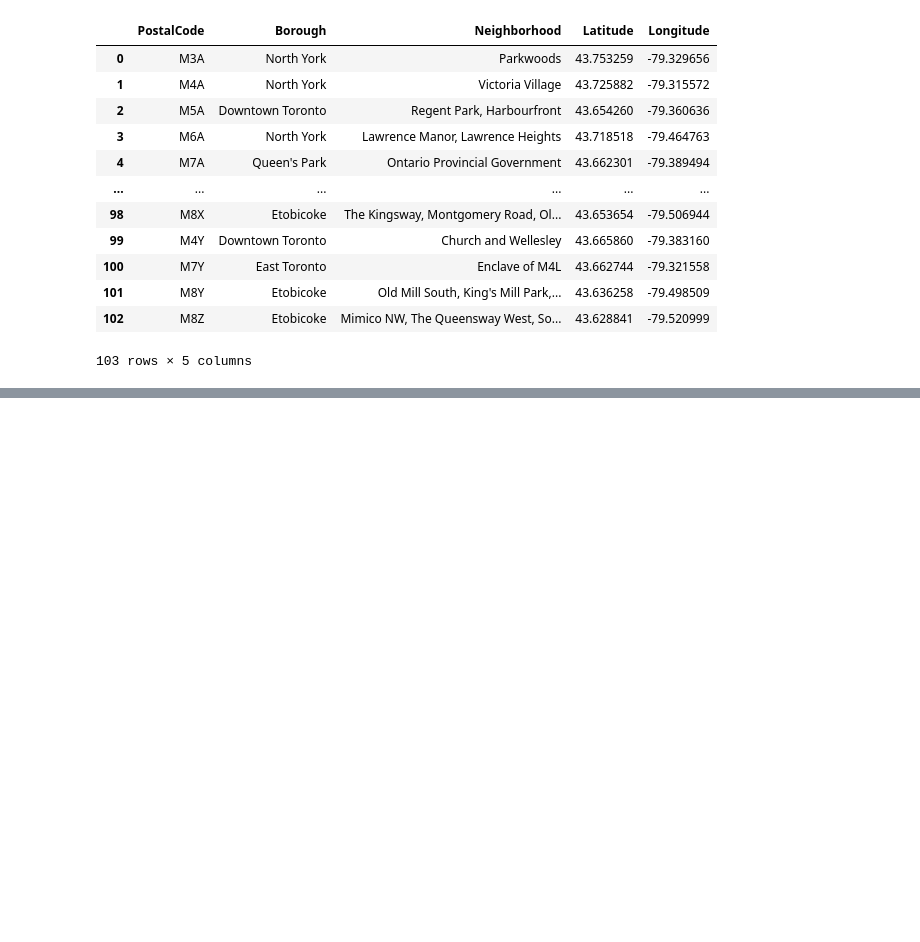
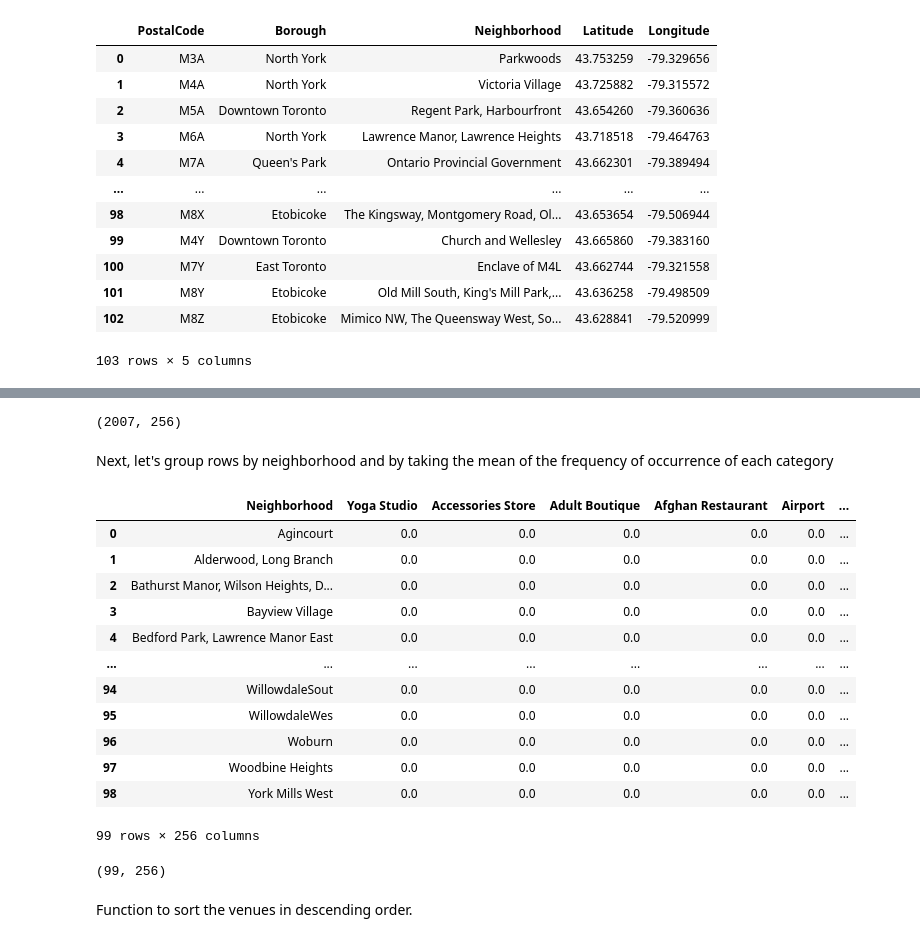
Before and after one commit to vkampura/capstone, a Jupyter notebook: Segmenting and Clustering Neighborhoods in Toronto.ipynb, the cells around one changed output, grey strips where cells are left out. Drawn from its saved outputs; the diff is of its cells as text; code cells hidden in the pictures; blank space fills up the shorter version.

```diff
--- a/Segmenting and Clustering Neighborhoods in Toronto.ipynb
+++ b/Segmenting and Clustering Neighborhoods in Toronto.ipynb
@@ -80,0 +139,8 @@ df
+# %%
+address = 'Toronto, Canada'
+
+geolocator = Nominatim(user_agent="ny_explorer")
+location = geolocator.geocode(address)
+latitude = location.latitude
+longitude = location.longitude
+print('The geograpical coordinate of Toronto are {}, {}.'.format(latitude, longitude))
@@ -80,0 +172,9 @@ df
+# %%
+CLIENT_ID = 'WS23YVGE2JM4R0ZHHMO1WUZ35L1WXIUWOS400YEDDMF5SPEK' # your Foursquare ID
+CLIENT_SECRET = '20GMM1YGVSXMTLB2OY0B0X5XHUIXJ0RBED34FKQVTZDZI132' # your Foursquare Secret
+VERSION = '20180605' # Foursquare API version
+LIMIT = 100 # A default Foursquare API limit value
+
+print('Your credentails:')
+print('CLIENT_ID: ' + CLIENT_ID)
+print('CLIENT_SECRET:' + CLIENT_SECRET)
@@ -80,0 +229,5 @@ df
+# %%
+venues = getNearbyVenues(names=df['Neighborhood'],
+                                   latitudes=df['Latitude'],
+                                   longitudes=df['Longitude']
+                                  )
@@ -80,0 +254,12 @@ df
+# %%
+# one hot encoding
+toronto_onehot = pd.get_dummies(venues[['Venue Category']], prefix="", prefix_sep="")
+
+# add neighborhood column back to dataframe
+toronto_onehot['Neighborhood'] = venues['Neighborhood']
+
+# move neighborhood column to the first column
+fixed_columns = [toronto_onehot.columns[-1]] + list(toronto_onehot.columns[:-1])
+toronto_onehot = toronto_onehot[fixed_columns]
+
+toronto_onehot.head()
@@ -80,0 +274,29 @@ df
+# %%
+toronto_onehot.shape
+# %% [output]
+(2007, 256)
+# %% [markdown]
+Next, let's group rows by neighborhood and by taking the mean of the frequency of occurrence of each category
+# %%
+toronto_grouped = toronto_onehot.groupby('Neighborhood').mean().reset_index()
+toronto_grouped
+# %% [output]
+|  | Neighborhood | Yoga Studio | Accessories Store | Adult Boutique | Afghan Restaurant | Airport | ... |
+| 0 | Agincourt | 0.0 | 0.0 | 0.0 | 0.0 | 0.0 | ... |
+| 1 | Alderwood, Long Branch | 0.0 | 0.0 | 0.0 | 0.0 | 0.0 | ... |
+| 2 | Bathurst Manor, Wilson Heights, D... | 0.0 | 0.0 | 0.0 | 0.0 | 0.0 | ... |
+| 3 | Bayview Village | 0.0 | 0.0 | 0.0 | 0.0 | 0.0 | ... |
+| 4 | Bedford Park, Lawrence Manor East | 0.0 | 0.0 | 0.0 | 0.0 | 0.0 | ... |
+| ... | ... | ... | ... | ... | ... | ... | ... |
+| 94 | WillowdaleSout | 0.0 | 0.0 | 0.0 | 0.0 | 0.0 | ... |
+| 95 | WillowdaleWes | 0.0 | 0.0 | 0.0 | 0.0 | 0.0 | ... |
+| 96 | Woburn | 0.0 | 0.0 | 0.0 | 0.0 | 0.0 | ... |
+| 97 | Woodbine Heights | 0.0 | 0.0 | 0.0 | 0.0 | 0.0 | ... |
+| 98 | York Mills West | 0.0 | 0.0 | 0.0 | 0.0 | 0.0 | ... |
+99 rows × 256 columns
+# %%
+toronto_grouped.shape
+# %% [output]
+(99, 256)
+# %% [markdown]
+Function to sort the venues in descending order.
```
Also changed, not shown: parts of 28 cells of this notebook.
